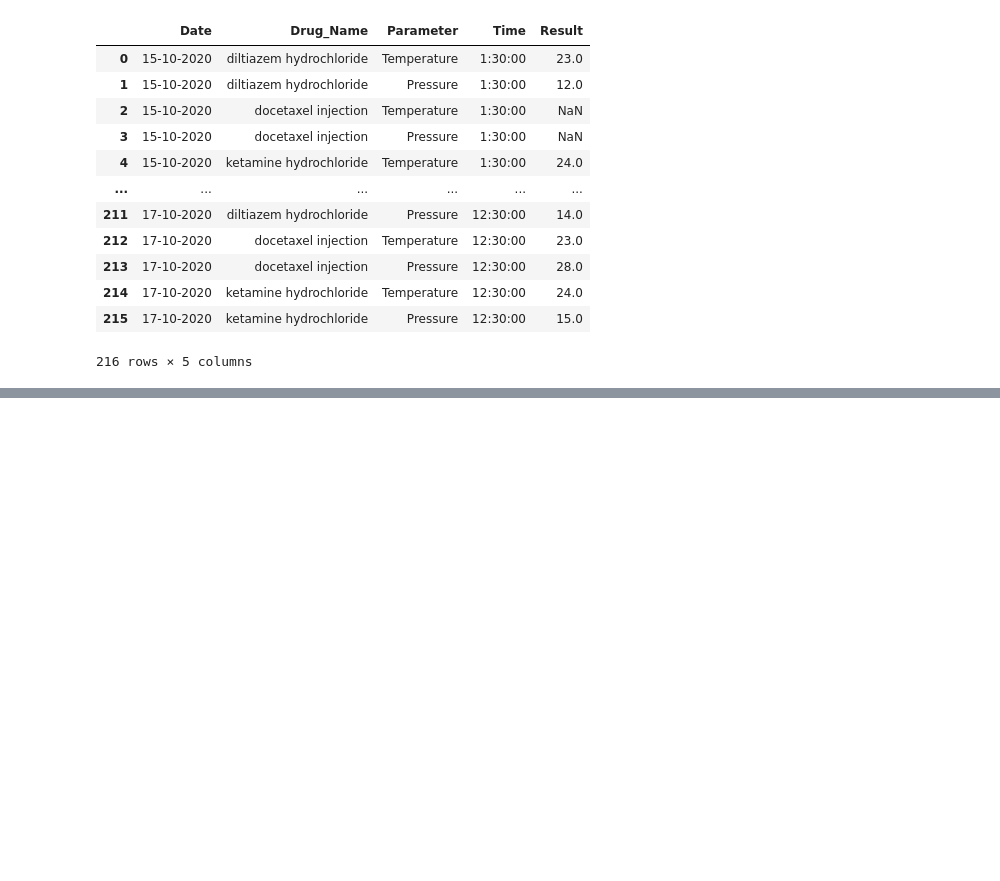
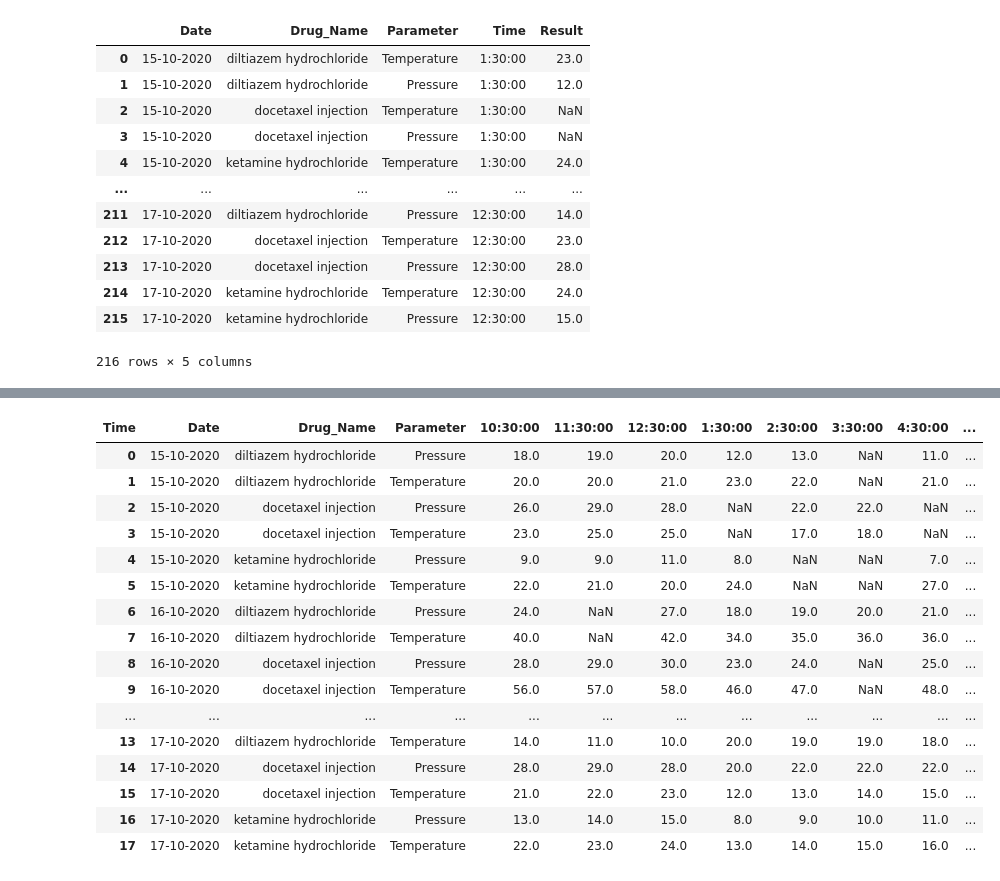
Before and after one commit to jeeet0700/Python_Advance, a Jupyter notebook: Pandas_5.ipynb, the cells around one changed output, grey strips where cells are left out. Cells and saved outputs as stored; diff of their text form; code cells hidden in the pictures; blank space fills up the shorter version.

```diff
--- a/Pandas_5.ipynb
+++ b/Pandas_5.ipynb
@@ -419,6 +419,6 @@ df_melt
 | 215 | 17-10-2020 | ketamine hydrochloride | Pressure | 12:30:00 | 15.0 |
 216 rows × 5 columns
 # %%
-df_melt.pivot(index=["Date","Drug_Name","Parameter"],
+df_pivot=df_melt.pivot(index=["Date","Drug_Name","Parameter"],
              columns="Time",
              values="Result")
@@ -443,0 +446,20 @@ df_melt.pivot(index=["Date","Drug_Name","Parameter"],
+# %%
+df_pivot.reset_index()
+# %% [output]
+| Time | Date | Drug_Name | Parameter | 10:30:00 | 11:30:00 | 12:30:00 | 1:30:00 | 2:30:00 | 3:30:00 | 4:30:00 | ... |
+| 0 | 15-10-2020 | diltiazem hydrochloride | Pressure | 18.0 | 19.0 | 20.0 | 12.0 | 13.0 | NaN | 11.0 | ... |
+| 1 | 15-10-2020 | diltiazem hydrochloride | Temperature | 20.0 | 20.0 | 21.0 | 23.0 | 22.0 | NaN | 21.0 | ... |
+| 2 | 15-10-2020 | docetaxel injection | Pressure | 26.0 | 29.0 | 28.0 | NaN | 22.0 | 22.0 | NaN | ... |
+| 3 | 15-10-2020 | docetaxel injection | Temperature | 23.0 | 25.0 | 25.0 | NaN | 17.0 | 18.0 | NaN | ... |
+| 4 | 15-10-2020 | ketamine hydrochloride | Pressure | 9.0 | 9.0 | 11.0 | 8.0 | NaN | NaN | 7.0 | ... |
+| 5 | 15-10-2020 | ketamine hydrochloride | Temperature | 22.0 | 21.0 | 20.0 | 24.0 | NaN | NaN | 27.0 | ... |
+| 6 | 16-10-2020 | diltiazem hydrochloride | Pressure | 24.0 | NaN | 27.0 | 18.0 | 19.0 | 20.0 | 21.0 | ... |
+| 7 | 16-10-2020 | diltiazem hydrochloride | Temperature | 40.0 | NaN | 42.0 | 34.0 | 35.0 | 36.0 | 36.0 | ... |
+| 8 | 16-10-2020 | docetaxel injection | Pressure | 28.0 | 29.0 | 30.0 | 23.0 | 24.0 | NaN | 25.0 | ... |
+| 9 | 16-10-2020 | docetaxel injection | Temperature | 56.0 | 57.0 | 58.0 | 46.0 | 47.0 | NaN | 48.0 | ... |
+| ... | ... | ... | ... | ... | ... | ... | ... | ... | ... | ... | ... |
+| 13 | 17-10-2020 | diltiazem hydrochloride | Temperature | 14.0 | 11.0 | 10.0 | 20.0 | 19.0 | 19.0 | 18.0 | ... |
+| 14 | 17-10-2020 | docetaxel injection | Pressure | 28.0 | 29.0 | 28.0 | 20.0 | 22.0 | 22.0 | 22.0 | ... |
+| 15 | 17-10-2020 | docetaxel injection | Temperature | 21.0 | 22.0 | 23.0 | 12.0 | 13.0 | 14.0 | 15.0 | ... |
+| 16 | 17-10-2020 | ketamine hydrochloride | Pressure | 13.0 | 14.0 | 15.0 | 8.0 | 9.0 | 10.0 | 11.0 | ... |
+| 17 | 17-10-2020 | ketamine hydrochloride | Temperature | 22.0 | 23.0 | 24.0 | 13.0 | 14.0 | 15.0 | 16.0 | ... |
```
Also changed, not shown: parts of 12 cells of this notebook.
